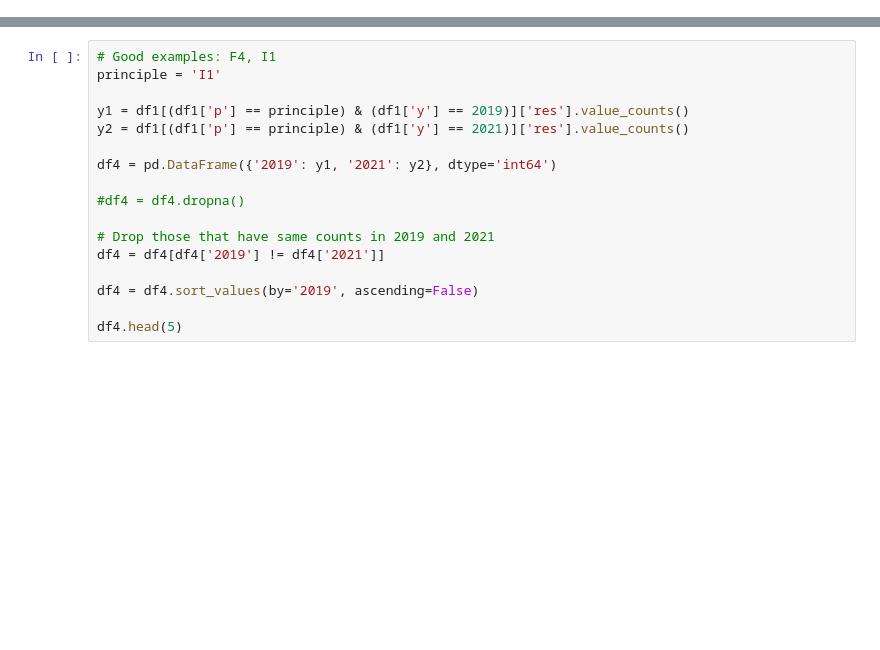
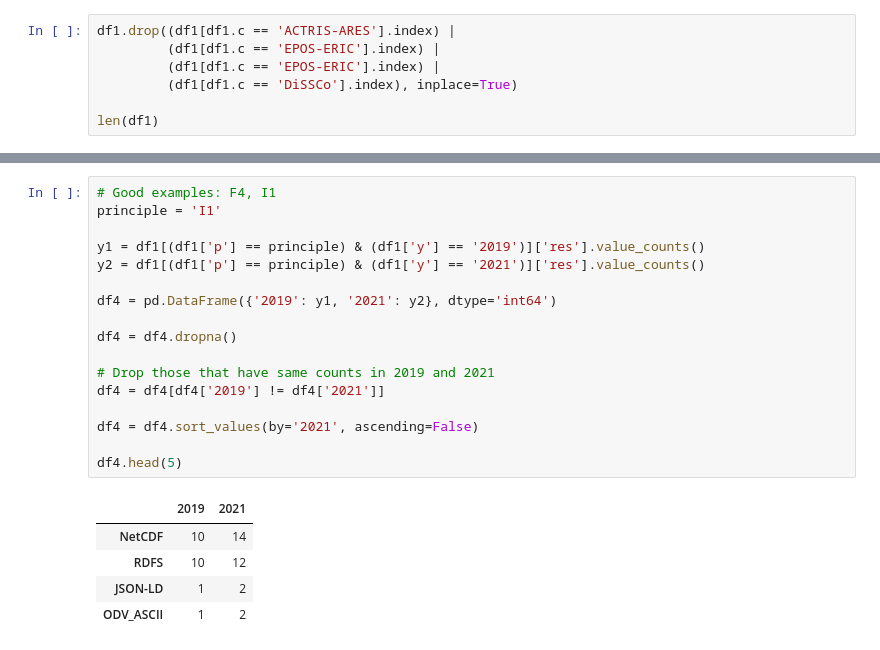
Before and after one commit to envri-fair/fair-analysis, a Jupyter notebook: analysis.ipynb, the cells around one changed output, grey strips where cells are left out. Drawn from its saved outputs; the diff is of its cells as text; blank space fills up the shorter version.

```diff
--- a/analysis.ipynb
+++ b/analysis.ipynb
@@ -8,0 +18,7 @@ df1.head(5)
+# %%
+df1.drop((df1[df1.c == 'ACTRIS-ARES'].index) |
+         (df1[df1.c == 'EPOS-ERIC'].index) |
+         (df1[df1.c == 'EPOS-ERIC'].index) |
+         (df1[df1.c == 'DiSSCo'].index), inplace=True)
+
+len(df1)
@@ -48,20 +181,26 @@ df3.sort_values(by='Difference', ascending=True)
 # %%
 # Good examples: F4, I1
 principle = 'I1'
 
-y1 = df1[(df1['p'] == principle) & (df1['y'] == 2019)]['res'].value_counts()
-y2 = df1[(df1['p'] == principle) & (df1['y'] == 2021)]['res'].value_counts()
+y1 = df1[(df1['p'] == principle) & (df1['y'] == '2019')]['res'].value_counts()
+y2 = df1[(df1['p'] == principle) & (df1['y'] == '2021')]['res'].value_counts()
 
 df4 = pd.DataFrame({'2019': y1, '2021': y2}, dtype='int64')
 
-#df4 = df4.dropna()
+df4 = df4.dropna()
 
 # Drop those that have same counts in 2019 and 2021
 df4 = df4[df4['2019'] != df4['2021']]
 
-df4 = df4.sort_values(by='2019', ascending=False)
+df4 = df4.sort_values(by='2021', ascending=False)
 
 df4.head(5)
+# %% [output]
+|  | 2019 | 2021 |
+| NetCDF | 10 | 14 |
+| RDFS | 10 | 12 |
+| JSON-LD | 1 | 2 |
+| ODV_ASCII | 1 | 2 |
 # %%
 ax = df4.plot.bar(figsize=(12,8))
 plt.legend(fontsize=20)
```
Also changed, not shown: parts of 11 cells of this notebook, 1 other file.
